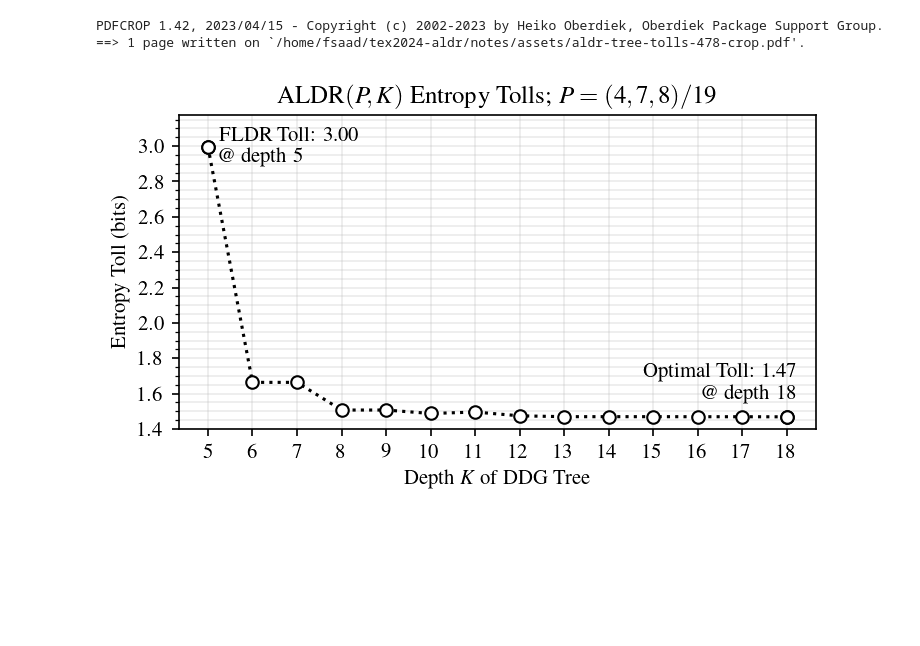
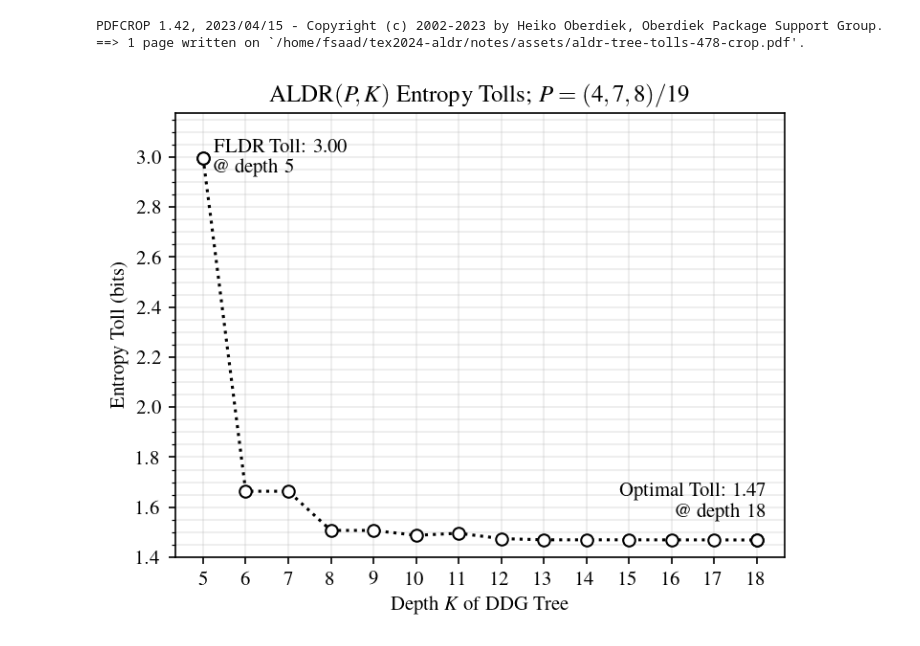
Before and after one commit to probsys/amplified-loaded-dice-roller-experiments, a Jupyter notebook: python/figure-4-aldr-tree-tolls-478.ipynb, the cells around one changed output. Saved outputs shown, nothing was run; the diff lists cells and outputs as text; code cells hidden in the pictures; blank space fills up the shorter version.

Commit message:
Update figures

```diff
--- a/python/figure-4-aldr-tree-tolls-478.ipynb
+++ b/python/figure-4-aldr-tree-tolls-478.ipynb
@@ -29,32 +29,32 @@ fig, ax = plt.subplots(figsize=(5,4), tight_layout=True, dpi=150)
 
 method = 'ALDR'
 A_str = str(A).replace('[','(').replace(']',')')
 ax.set_title(r'$\textrm{ALDR}(P,K)$ Entropy Tolls; ' + (r'$P=%s/%d$' % (A_str, sum(A)) if len(A) <= 10 else ''))
 # plot the data, both discretely and with connecting lines
 ax.plot(depth_range, tree_tolls, color='k', linestyle=':', marker='o', markerfacecolor='white', markeredgecolor='k')
 
 # ax.axvline(depth_min, linestyle='--', color='k')
 # ax.axhline(tree_tolls[-1], linestyle='--', color='k')
 # ax.axhline(tree_tolls[0], linestyle='--', color='k')
 
 ax.text(depth_max+0.25, 1.05*tree_tolls[-1], f'Optimal Toll: {tree_tolls[-1]:.2f}\n@ depth {depth_max}', va='bottom', ha='right')
 ax.text(depth_min+0.25, tree_tolls[0], f'FLDR Toll: {tree_tolls[0]:.2f}\n@ depth {depth_min}', va='center', ha='left')
 
 # x-axis is the depth of the tree
 ax.set_xlabel(r'Depth $K$ of DDG Tree')
 ax.set_ylabel('Entropy Toll (bits)')
 
 ax.set_ylim([1.4, 3.175])
 ax.xaxis.set_major_locator(ticker.MultipleLocator(1))
 ax.yaxis.set_major_locator(ticker.MultipleLocator(0.2))
 ax.yaxis.set_minor_locator(ticker.MultipleLocator(0.05))
 ax.grid(which='both', alpha=0.25)
 
-fig.set_size_inches(5, 3)
+fig.set_size_inches(5,4)
 fig.set_tight_layout(True)
 fig.savefig(output_dir / 'aldr-tree-tolls-478.pdf')
 !pdfcrop {output_dir / 'aldr-tree-tolls-478.pdf'}
 # %% [output]
 PDFCROP 1.42, 2023/04/15 - Copyright (c) 2002-2023 by Heiko Oberdiek, Oberdiek Package Support Group.
 ==> 1 page written on `/home/fsaad/tex2024-aldr/notes/assets/aldr-tree-tolls-478-crop.pdf'.
-[figure, old version]
+[figure, new version]
```
Also changed, not shown: 3 other files.
